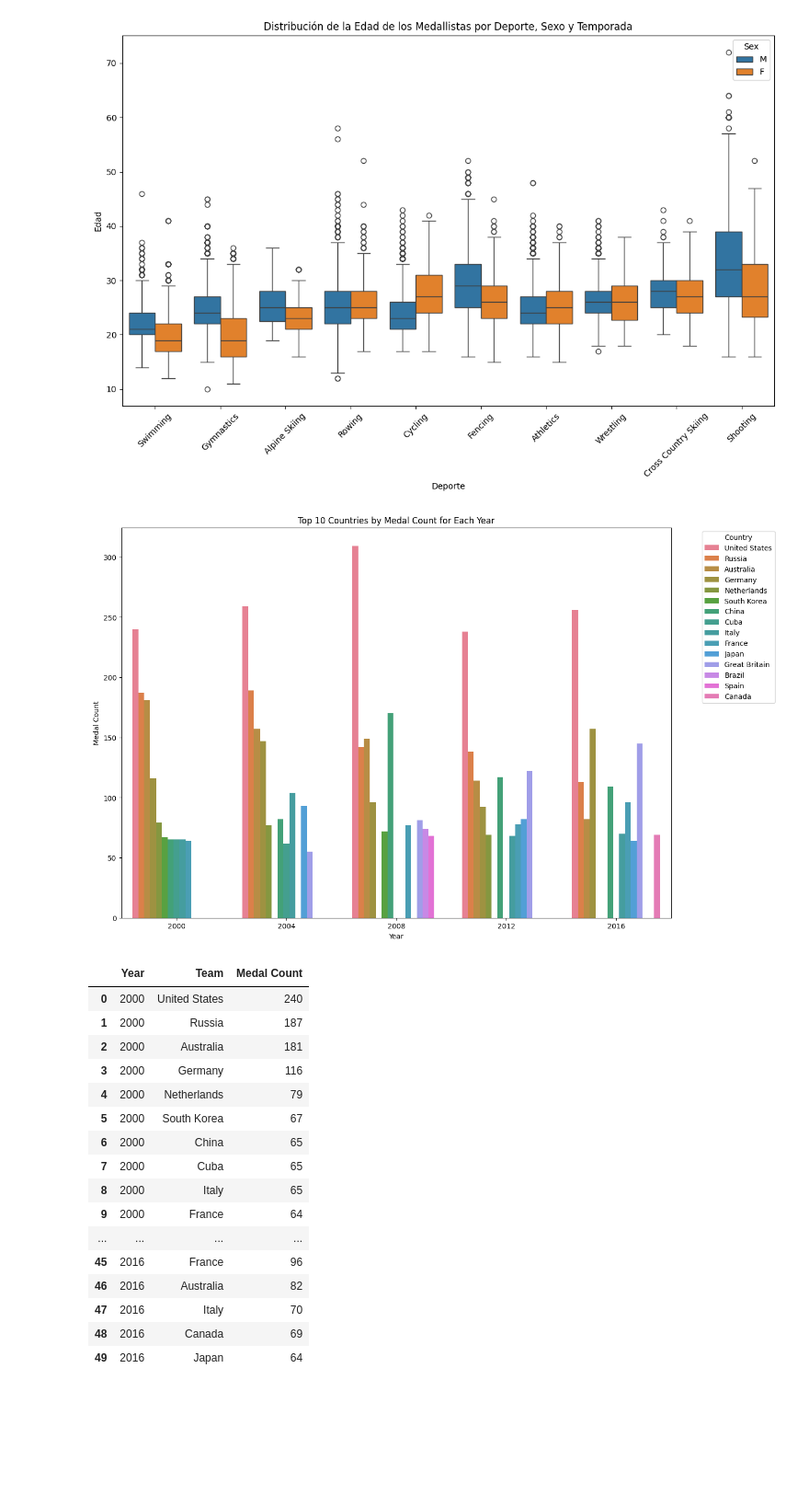
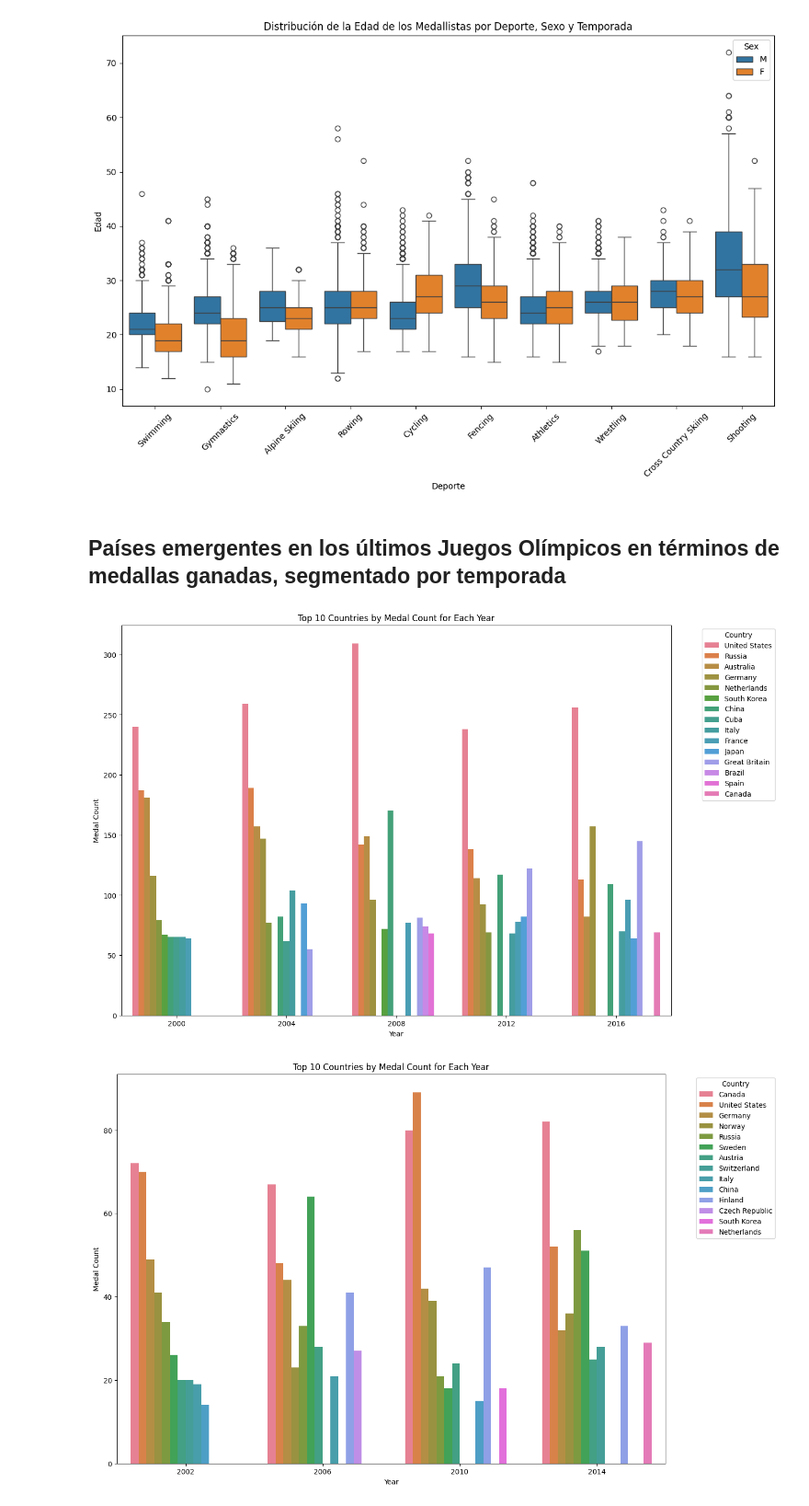
Before and after one commit to ju4n-avendanoa/Data_Olympics, a Jupyter notebook: main.ipynb, the cells around one changed output. Shown at 92% size. Saved outputs shown, nothing was run; the diff lists cells and outputs as text; code cells hidden in the pictures; blank space fills up the shorter version.

```diff
--- a/main.ipynb
+++ b/main.ipynb
@@ -463,40 +463,41 @@ Alpine Skiing            8829
 Wrestling                7154
 Name: count, dtype: int64
 [figure]
+# %% [markdown]
+## Países emergentes en los últimos Juegos Olímpicos en términos de medallas ganadas, segmentado por temporada
 # %%
 # Filtrar los datos de los últimos Juegos Olímpicos
-recent_games = df[(df['Year'] >= 2000) & (df['Medal'] != 'No Medal') & (df['Season'] == 'Summer')]
+recent_games_summer = df[(df['Year'] >= 2000) & (df['Medal'] != 'No Medal') & (df['Season'] == 'Summer')]
 
-medals_by_country_recent_season = recent_games.groupby(['Year', 'Team']).size().reset_index(name='Medal Count')
-medals_by_country_recent_season = medals_by_country_recent_season.sort_values(by=['Year', 'Medal Count'], ascending=[True, False])
+medals_by_country_recent_summer_season = recent_games_summer.groupby(['Year', 'Team']).size().reset_index(name='Medal Count')
+medals_by_country_recent_summer_season = medals_by_country_recent_summer_season.sort_values(by=['Year', 'Medal Count'], ascending=[True, False])
 
-top_10_by_year = medals_by_country_recent_season.groupby('Year').head(10).reset_index(drop=True)
+top_10_countries_by_year_summer = medals_by_country_recent_summer_season.groupby('Year').head(10).reset_index(drop=True)
 
 plt.figure(figsize=(14, 10))
-sns.barplot(x='Year', y='Medal Count', hue='Team', data=top_10_by_year, dodge=True)
+sns.barplot(x='Year', y='Medal Count', hue='Team', data=top_10_countries_by_year_summer, dodge=True)
 plt.title('Top 10 Countries by Medal Count for Each Year')
 plt.xlabel('Year')
 plt.ylabel('Medal Count')
 plt.legend(title='Country', bbox_to_anchor=(1.05, 1), loc='upper left')
 plt.show()
-
-top_10_by_year
 # %% [output]
 [figure]
-|  | Year | Team | Medal Count |
-| 0 | 2000 | United States | 240 |
-| 1 | 2000 | Russia | 187 |
-| 2 | 2000 | Australia | 181 |
-| 3 | 2000 | Germany | 116 |
-| 4 | 2000 | Netherlands | 79 |
-| 5 | 2000 | South Korea | 67 |
-| 6 | 2000 | China | 65 |
-| 7 | 2000 | Cuba | 65 |
-| 8 | 2000 | Italy | 65 |
-| 9 | 2000 | France | 64 |
-| ... | ... | ... | ... |
-| 45 | 2016 | France | 96 |
-| 46 | 2016 | Australia | 82 |
-| 47 | 2016 | Italy | 70 |
-| 48 | 2016 | Canada | 69 |
-| 49 | 2016 | Japan | 64 |
+# %%
+# Filtrar los datos de los últimos Juegos Olímpicos
+recent_games_winter = df[(df['Year'] >= 2000) & (df['Medal'] != 'No Medal') & (df['Season'] == 'Winter')]
+
+medals_by_country_recent_winter_season = recent_games_winter.groupby(['Year', 'Team']).size().reset_index(name='Medal Count')
+medals_by_country_recent_winter_season = medals_by_country_recent_winter_season.sort_values(by=['Year', 'Medal Count'], ascending=[True, False])
+
+top_10_countries_by_year_winter = medals_by_country_recent_winter_season.groupby('Year').head(10).reset_index(drop=True)
+
+plt.figure(figsize=(14, 10))
+sns.barplot(x='Year', y='Medal Count', hue='Team', data=top_10_countries_by_year_winter, dodge=True)
+plt.title('Top 10 Countries by Medal Count for Each Year')
+plt.xlabel('Year')
+plt.ylabel('Medal Count')
+plt.legend(title='Country', bbox_to_anchor=(1.05, 1), loc='upper left')
+plt.show()
+# %% [output]
+[figure, added]
```
Also changed, not shown: parts of 6 cells of this notebook.
